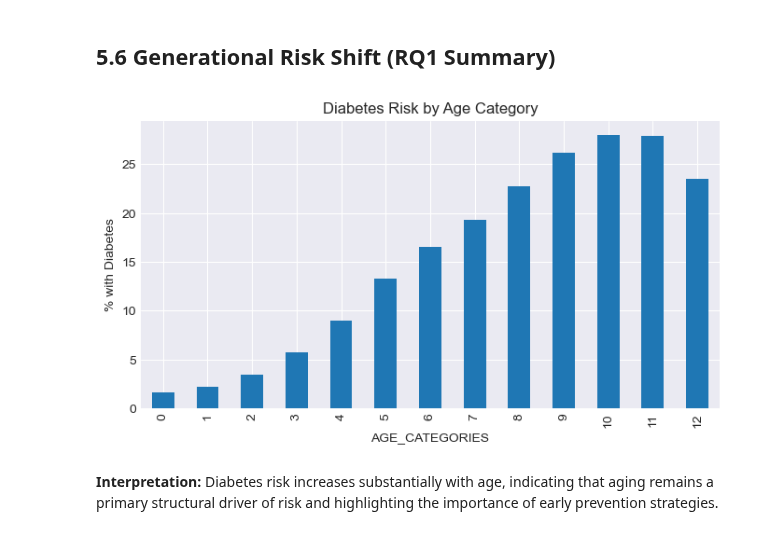
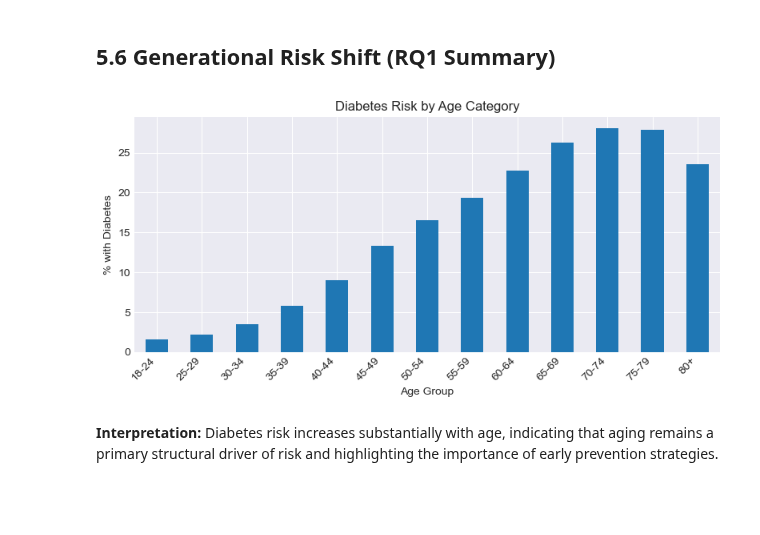
Before and after one commit to cmendonsa/brfss-diabetes-trends, a Jupyter notebook: analysis/5_prelimary_results.ipynb, the cells around one changed output. Drawn from its saved outputs; the diff is of its cells as text; code cells hidden in the pictures; blank space fills up the shorter version.

```diff
--- a/analysis/5_prelimary_results.ipynb
+++ b/analysis/5_prelimary_results.ipynb
@@ -193,14 +189,30 @@ Name: DIABETES, dtype: float64
 **Interpretation:** Diabetes prevalence shows a gradual upward trend over time, suggesting a growing public health burden and reinforcing the importance of identifying modifiable risk factors.
 # %% [markdown]
 ## 5.6 Generational Risk Shift (RQ1 Summary)
-# %%
-gen_risk = df_raw.groupby("AGE_CATEGORIES")[target].mean()*100
-gen_risk.sort_index().plot(kind="bar", figsize=(8,4))
-plt.title("Diabetes Risk by Age Category")
-plt.ylabel("% with Diabetes")
-plt.show()
-# %% [output]
-[figure, removed]
+# %%
+# Load config file
+with open(RECODED_CONFIG_FILE) as f:
+    config = json.load(f)
+
+age_map = {int(k): v for k, v in config["AGE_CATEGORIES"].items()}
+
+# Calculate risk
+gen_risk = df_raw.groupby("AGE_CATEGORIES")[target].mean() * 100
+gen_risk = gen_risk.sort_index()
+
+# Map numeric categories → labels
+gen_risk.index = gen_risk.index.map(age_map)
+
+# Plot
+gen_risk.plot(kind="bar", figsize=(8,4))
+plt.title("Diabetes Risk by Age Category")
+plt.xlabel("Age Group")
+plt.ylabel("% with Diabetes")
+plt.xticks(rotation=45, ha="right")
+plt.tight_layout()
+plt.show()
+# %% [output]
+[figure, added]
 # %% [markdown]
 **Interpretation:** Diabetes risk increases substantially with age, indicating that aging remains a primary structural driver of risk and highlighting the importance of early prevention strategies.
 # %% [markdown]
```
Also changed, not shown: parts of 4 cells of this notebook, 18 other files.
